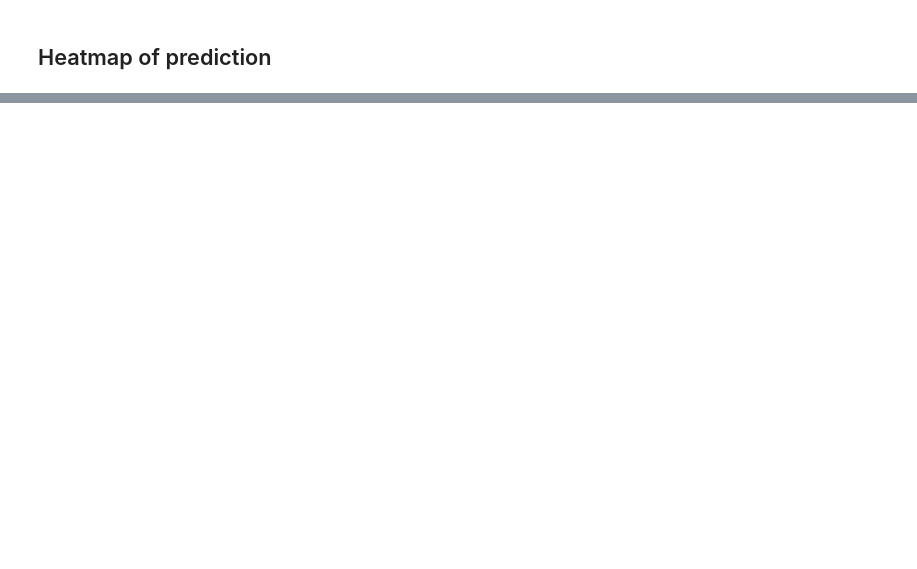
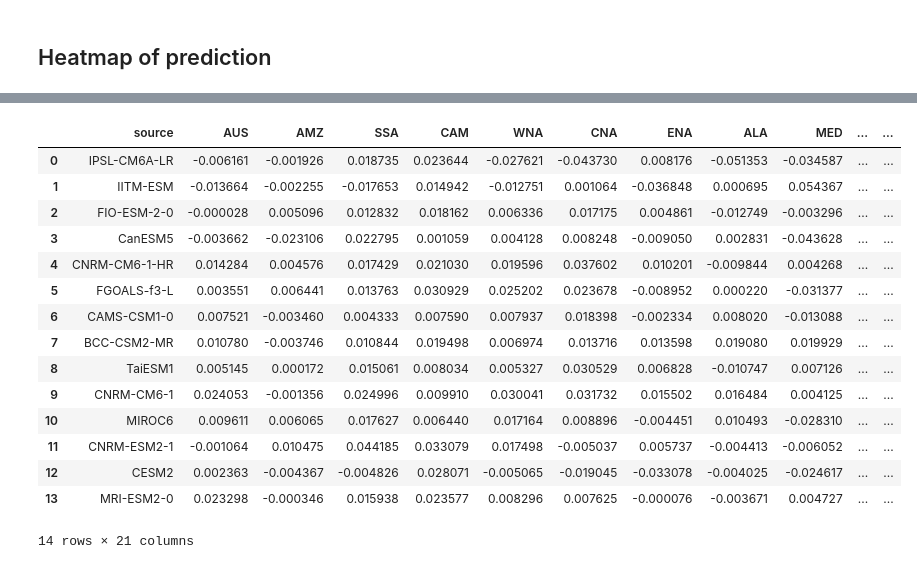
Before and after one commit to ivalencius/winds-of-change, a Jupyter notebook: amip_validation.ipynb, the cells around one changed output, grey strips where cells are left out. Saved outputs shown, nothing was run; the diff lists cells and outputs as text; code cells hidden in the pictures; blank space fills up the shorter version.

```diff
--- a/amip_validation.ipynb
+++ b/amip_validation.ipynb
@@ -463,2 +471,39 @@ Parameters of piecewise regression:
 # %% [markdown]
 ## Heatmap of prediction
+# %%
+# Masking regions
+giorgi = regionmask.defined_regions.giorgi
+land_region = regionmask.defined_regions.natural_earth_v5_0_0.land_110  # Land has value 0
+regions = giorgi.abbrevs
+regions.remove('GRL')  # don't do greenland
+
+region_trends = pd.DataFrame(
+    columns=['source', *regions]
+)
+
+for i, model in enumerate(tqdm(ensemble.keys(), desc='Deriving Regional Trends')):
+    ds = ensemble[model]
+    # Get anomaly
+    ds = ds - ds.cf.mean('T')
+    # Resample to yearly
+    da = ds['sfcWind'].cf.groupby('T.year').mean()
+    # mask to land
+    land = mask_data(da, land_region, ['land'], drop=True)
+    # Eliminate the planet of Hoth
+    land = land.where((land['lat']>-59).compute(), drop=True)  # antarctica
+    land = land.where((land['lat']<70).compute(), drop=True)  # Northern canada
+    # For each region determine the average trend
+    regressed = dict(source=model)
+    for r in regions:
+        masked = mask_data(land, giorgi, [r], drop=True)
+        decade_trend = masked.cf.mean(['X', 'Y']).polyfit('year', deg=1, skipna=True).polyfit_coefficients.sel(degree=1)*10
+        regressed[r] = decade_trend.values
+    # Add to dataframe
+    region_trends = pd.concat(
+        [
+            region_trends,
+            pd.DataFrame(regressed, index=[0])
+        ], ignore_index=True
+    )
+region_trends
+# %% [output]
@@ -464,0 +511,16 @@ Parameters of piecewise regression:
+|  | source | AUS | AMZ | SSA | CAM | WNA | CNA | ENA | ALA | MED | ... | ... |
+| 0 | IPSL-CM6A-LR | -0.006161 | -0.001926 | 0.018735 | 0.023644 | -0.027621 | -0.043730 | 0.008176 | -0.051353 | -0.034587 | ... | ... |
+| 1 | IITM-ESM | -0.013664 | -0.002255 | -0.017653 | 0.014942 | -0.012751 | 0.001064 | -0.036848 | 0.000695 | 0.054367 | ... | ... |
+| 2 | FIO-ESM-2-0 | -0.000028 | 0.005096 | 0.012832 | 0.018162 | 0.006336 | 0.017175 | 0.004861 | -0.012749 | -0.003296 | ... | ... |
+| 3 | CanESM5 | -0.003662 | -0.023106 | 0.022795 | 0.001059 | 0.004128 | 0.008248 | -0.009050 | 0.002831 | -0.043628 | ... | ... |
+| 4 | CNRM-CM6-1-HR | 0.014284 | 0.004576 | 0.017429 | 0.021030 | 0.019596 | 0.037602 | 0.010201 | -0.009844 | 0.004268 | ... | ... |
+| 5 | FGOALS-f3-L | 0.003551 | 0.006441 | 0.013763 | 0.030929 | 0.025202 | 0.023678 | -0.008952 | 0.000220 | -0.031377 | ... | ... |
+| 6 | CAMS-CSM1-0 | 0.007521 | -0.003460 | 0.004333 | 0.007590 | 0.007937 | 0.018398 | -0.002334 | 0.008020 | -0.013088 | ... | ... |
+| 7 | BCC-CSM2-MR | 0.010780 | -0.003746 | 0.010844 | 0.019498 | 0.006974 | 0.013716 | 0.013598 | 0.019080 | 0.019929 | ... | ... |
+| 8 | TaiESM1 | 0.005145 | 0.000172 | 0.015061 | 0.008034 | 0.005327 | 0.030529 | 0.006828 | -0.010747 | 0.007126 | ... | ... |
+| 9 | CNRM-CM6-1 | 0.024053 | -0.001356 | 0.024996 | 0.009910 | 0.030041 | 0.031732 | 0.015502 | 0.016484 | 0.004125 | ... | ... |
+| 10 | MIROC6 | 0.009611 | 0.006065 | 0.017627 | 0.006440 | 0.017164 | 0.008896 | -0.004451 | 0.010493 | -0.028310 | ... | ... |
+| 11 | CNRM-ESM2-1 | -0.001064 | 0.010475 | 0.044185 | 0.033079 | 0.017498 | -0.005037 | 0.005737 | -0.004413 | -0.006052 | ... | ... |
+| 12 | CESM2 | 0.002363 | -0.004367 | -0.004826 | 0.028071 | -0.005065 | -0.019045 | -0.033078 | -0.004025 | -0.024617 | ... | ... |
+| 13 | MRI-ESM2-0 | 0.023298 | -0.000346 | 0.015938 | 0.023577 | 0.008296 | 0.007625 | -0.000076 | -0.003671 | 0.004727 | ... | ... |
+14 rows × 21 columns
```
Also changed, not shown: parts of 4 cells of this notebook.
